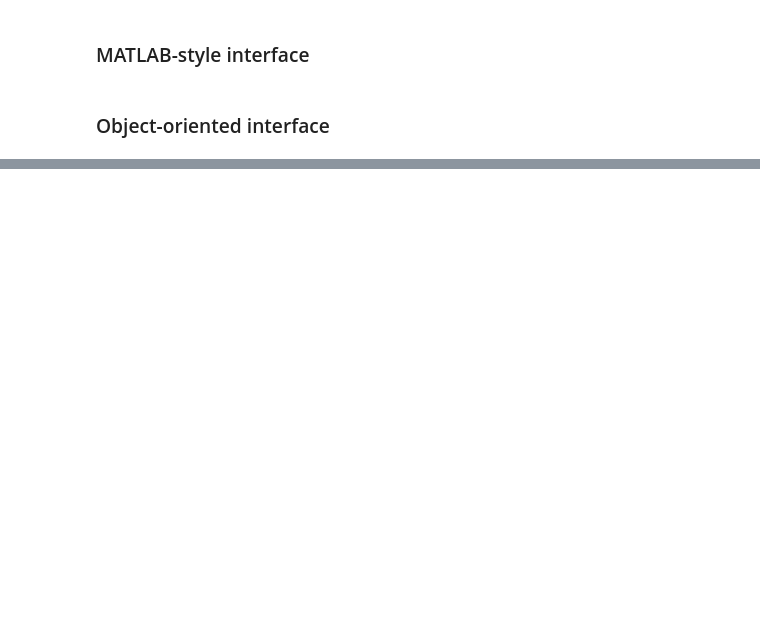
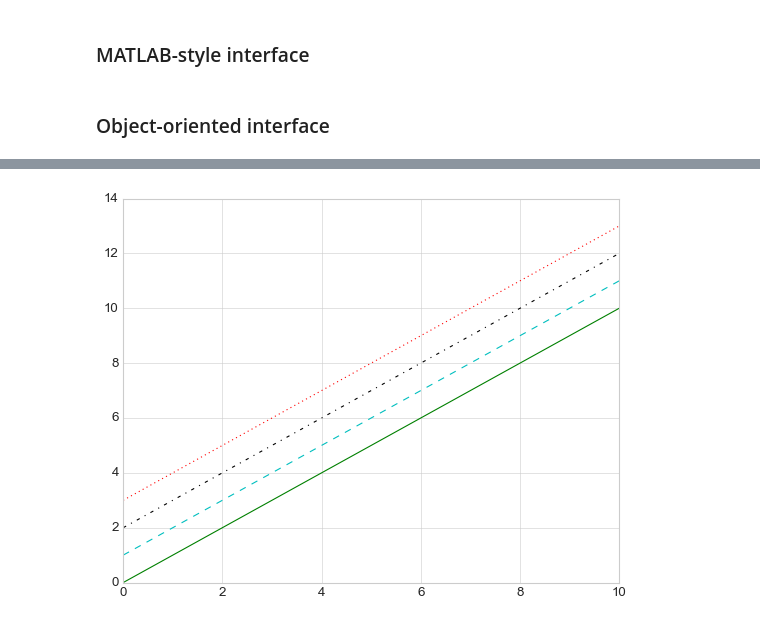
Before and after one commit to sonhoang23/Data-Science, a Jupyter notebook: repos/PythonDataScienceHandbook-Chapter4-Matplotlib/PythonDataScienceHandbook-Chapter4-Matplotlib.ipynb, the cells around one changed output, grey strips where cells are left out. Cells and saved outputs as stored; diff of their text form; code cells hidden in the pictures; blank space fills up the shorter version.

```diff
--- a/repos/PythonDataScienceHandbook-Chapter4-Matplotlib/PythonDataScienceHandbook-Chapter4-Matplotlib.ipynb
+++ b/repos/PythonDataScienceHandbook-Chapter4-Matplotlib/PythonDataScienceHandbook-Chapter4-Matplotlib.ipynb
@@ -88,0 +104,9 @@ fig
+# %%
+#combine all color and linestyle
+seaborn_whitegrid_style.plot(x, x + 0, '-g') # solid green
+seaborn_whitegrid_style.plot(x, x + 1, '--c') # dashed cyan
+seaborn_whitegrid_style.plot(x, x + 2, '-.k') # dashdot black
+seaborn_whitegrid_style.plot(x, x + 3, ':r'); # dotted red
+# full list line style: https://matplotlib.org/stable/api/markers_api.html
+# %% [output]
+[figure, added]
```
Also changed, not shown: parts of 40 cells of this notebook, 7 other files.
